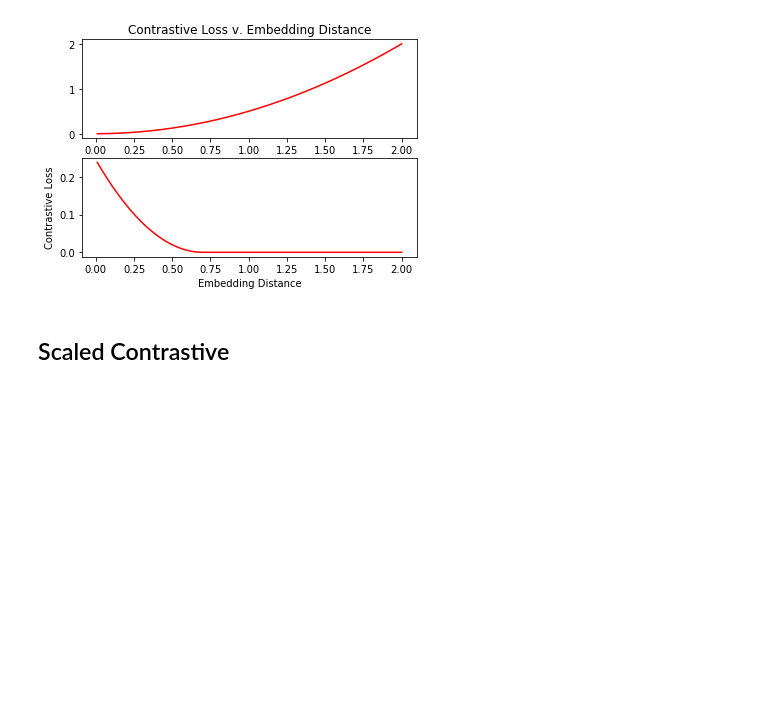
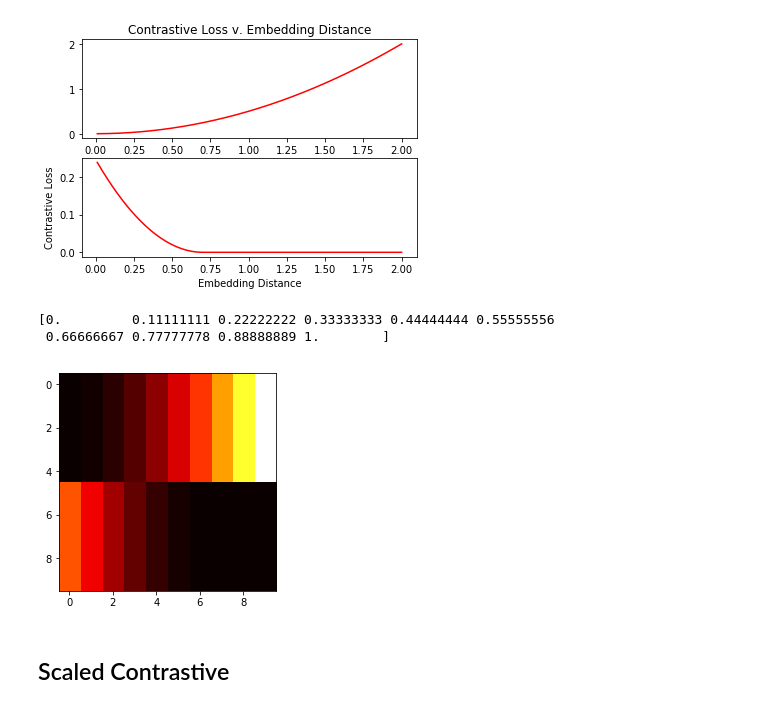
Before and after one commit to Holstrup/PlaceRecognition, a Jupyter notebook: notebooks/Tobit Plot.ipynb, the cells around one changed output. Saved outputs shown, nothing was run; the diff lists cells and outputs as text; code cells hidden in the pictures; blank space fills up the shorter version.

```diff
--- a/notebooks/Tobit Plot.ipynb
+++ b/notebooks/Tobit Plot.ipynb
@@ -70,6 +72,22 @@ ax[1].plot(Dw, L_Neg,'r-')
 # %% [output]
 [<matplotlib.lines.Line2D at 0x...>]
 [figure]
+# %%
+NUM_POINTS = 10
+y_hat = np.linspace(1, 2, num=NUM_POINTS)- 1 # Embedding distance
+y = np.linspace(0.001, 50, num=NUM_POINTS)   # GPS distance
+contrastive_loss = np.ones((NUM_POINTS, NUM_POINTS))
+print(y_hat)
+for i in range(NUM_POINTS):
+    contrastive_loss[i,:] = contrastive(y[i], y_hat)
+# %% [output]
+[0.         0.11111111 0.22222222 0.33333333 0.44444444 0.55555556
+ 0.66666667 0.77777778 0.88888889 1.        ]
+# %%
+plt.imshow(contrastive_loss, cmap='hot', interpolation='nearest')
+plt.show()
+# %% [output]
+[figure, added]
 # %% [markdown]
 ## Scaled Contrastive
 # %%
```
Also changed, not shown: parts of 36 cells of this notebook, 1 other file.
